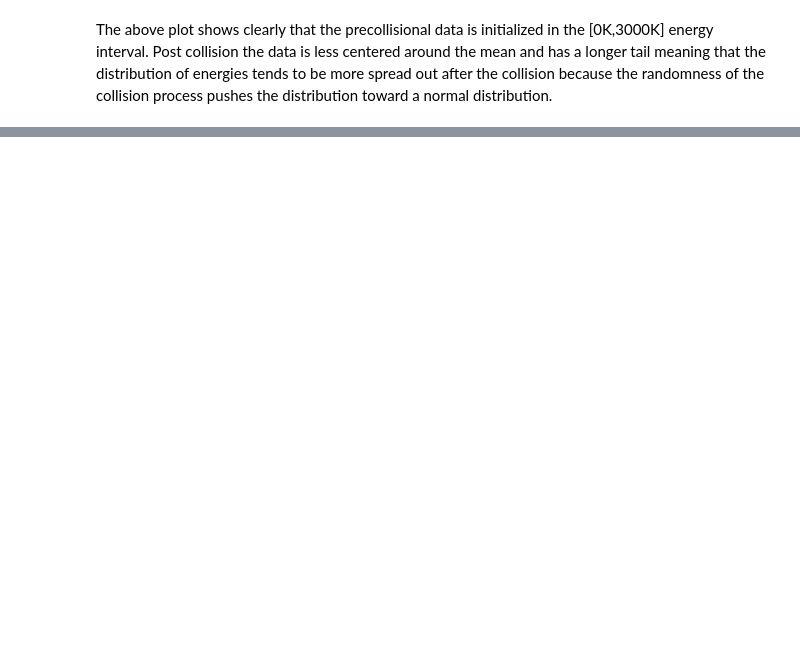
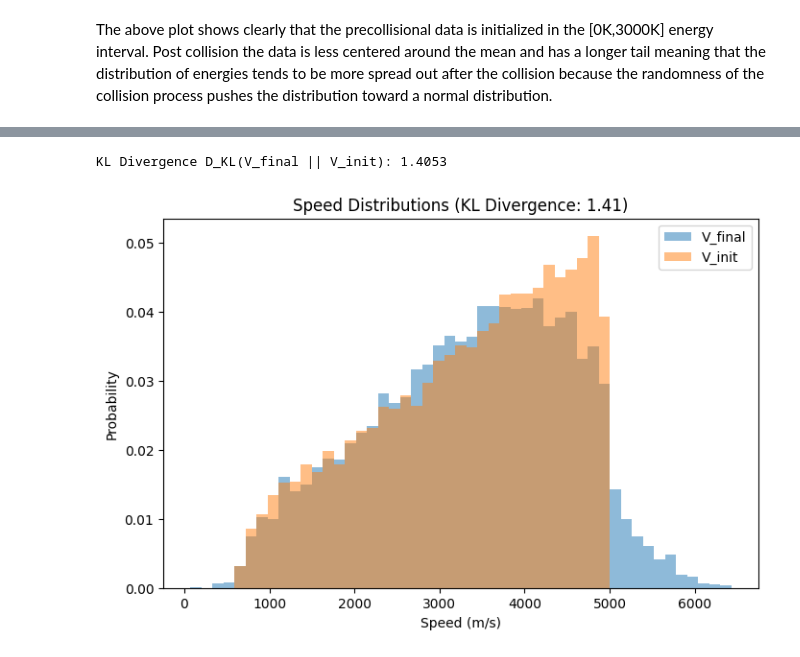
Before and after one commit to TijnZeelenberg/scatteringkernels, a Jupyter notebook: data_analysis.ipynb, the cells around one changed output, grey strips where cells are left out. Saved outputs shown, nothing was run; the diff lists cells and outputs as text; code cells hidden in the pictures; blank space fills up the shorter version.

Commit message:
Add Kullback-Leibner divergence

```diff
--- a/data_analysis.ipynb
+++ b/data_analysis.ipynb
@@ -107,0 +158,52 @@ The above plot shows clearly that the precollisional data is initialized in the
+# %%
+import numpy as np
+import pandas as pd
+from scipy.stats import entropy
+import matplotlib.pyplot as plt
+
+# 1. Load the data
+df = pd.read_csv("CTC_simulation_results.csv")
+v_init = df["V_init"]
+v_final = df["V_final"]
+
+# 2. Create Histograms (Discretize the distributions)
+# We must use the same bins for both to align them.
+# We create bins covering the full range of both datasets.
+num_bins = 50
+min_val = min(v_init.min(), v_final.min())
+max_val = max(v_init.max(), v_final.max())
+bins = np.linspace(min_val, max_val, num_bins)
+
+# Get the counts and normalize them to create probability distributions
+# density=False gets counts, we normalize manually to ensure sum(P) = 1
+v_final_counts, _ = np.histogram(v_final, bins=bins)
+v_init_counts, _ = np.histogram(v_init, bins=bins)
+
+# 3. Handle zeros (Smoothing)
+# KL divergence explodes if Q(i) is 0 where P(i) > 0.
+# We add a small epsilon to avoid log(0) or division by zero errors.
+epsilon = 1e-10
+v_final_counts = v_final_counts + epsilon
+v_init_counts = v_init_counts + epsilon
+
+# 4. Normalize to get probabilities
+v_final_norm = v_final_counts / np.sum(v_final_counts)  # Final distribution
+v_init_norm = v_init_counts / np.sum(v_init_counts)  # Initial distribution
+
+# 5. Compute KL Divergence
+# D_KL(P || Q)
+kl_divergence = entropy(v_final_norm, v_init_norm)
+
+print(f"KL Divergence D_KL(V_final || V_init): {kl_divergence:.4f}")
+
+# Optional: Plot to visualize the overlap
+plt.figure(figsize=(8, 5))
+plt.title(f"Speed Distributions (KL Divergence: {kl_divergence:.2f})")
+plt.bar(bins[:-1], v_final_norm, width=np.diff(bins), alpha=0.5, label='V_final', align='edge')
+plt.bar(bins[:-1], v_init_norm, width=np.diff(bins), alpha=0.5, label='V_init', align='edge')
+plt.legend()
+plt.xlabel("Speed (m/s)")
+plt.ylabel("Probability")
+# %% [output]
+KL Divergence D_KL(V_final || V_init): 1.4053
+[figure, added]
```
Also changed, not shown: parts of 8 cells of this notebook.
